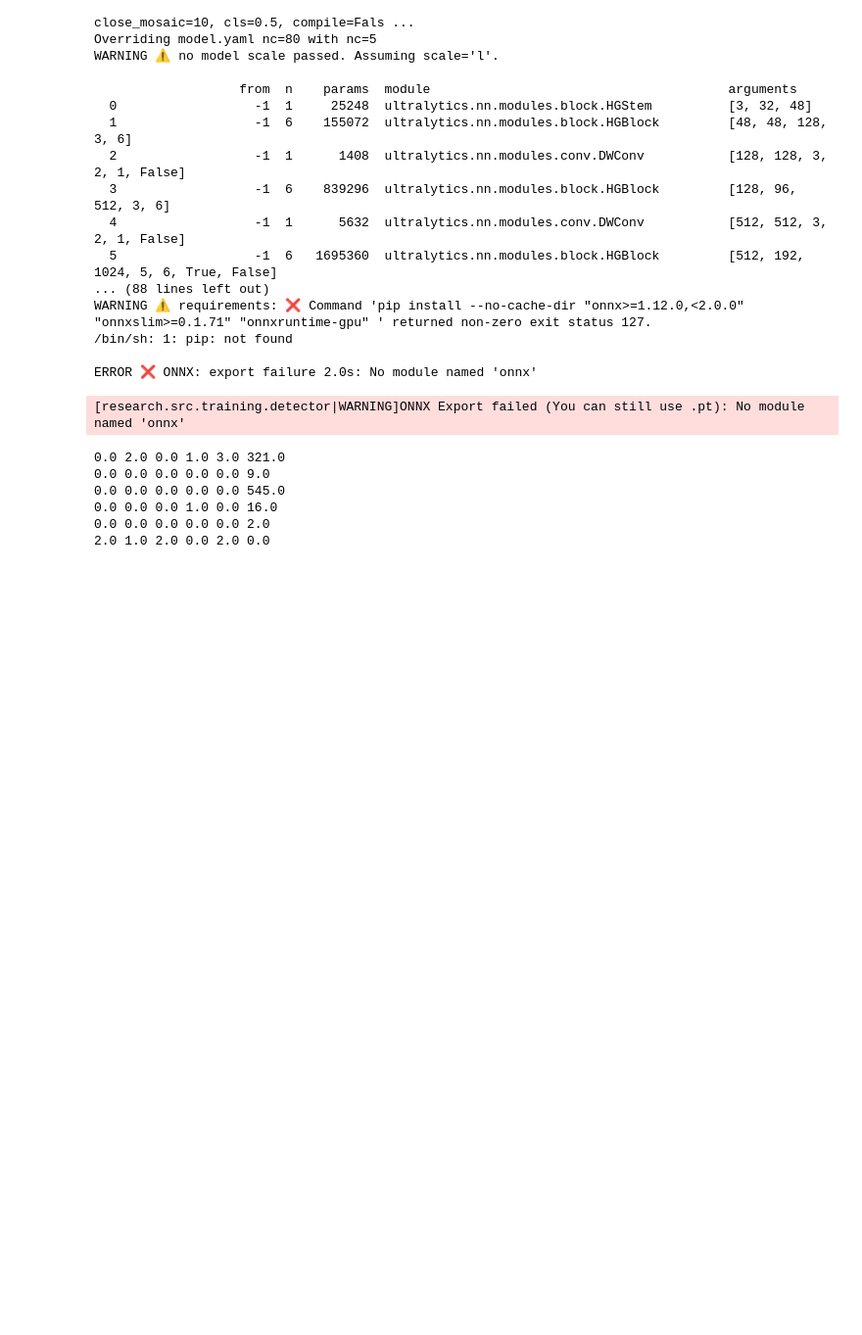
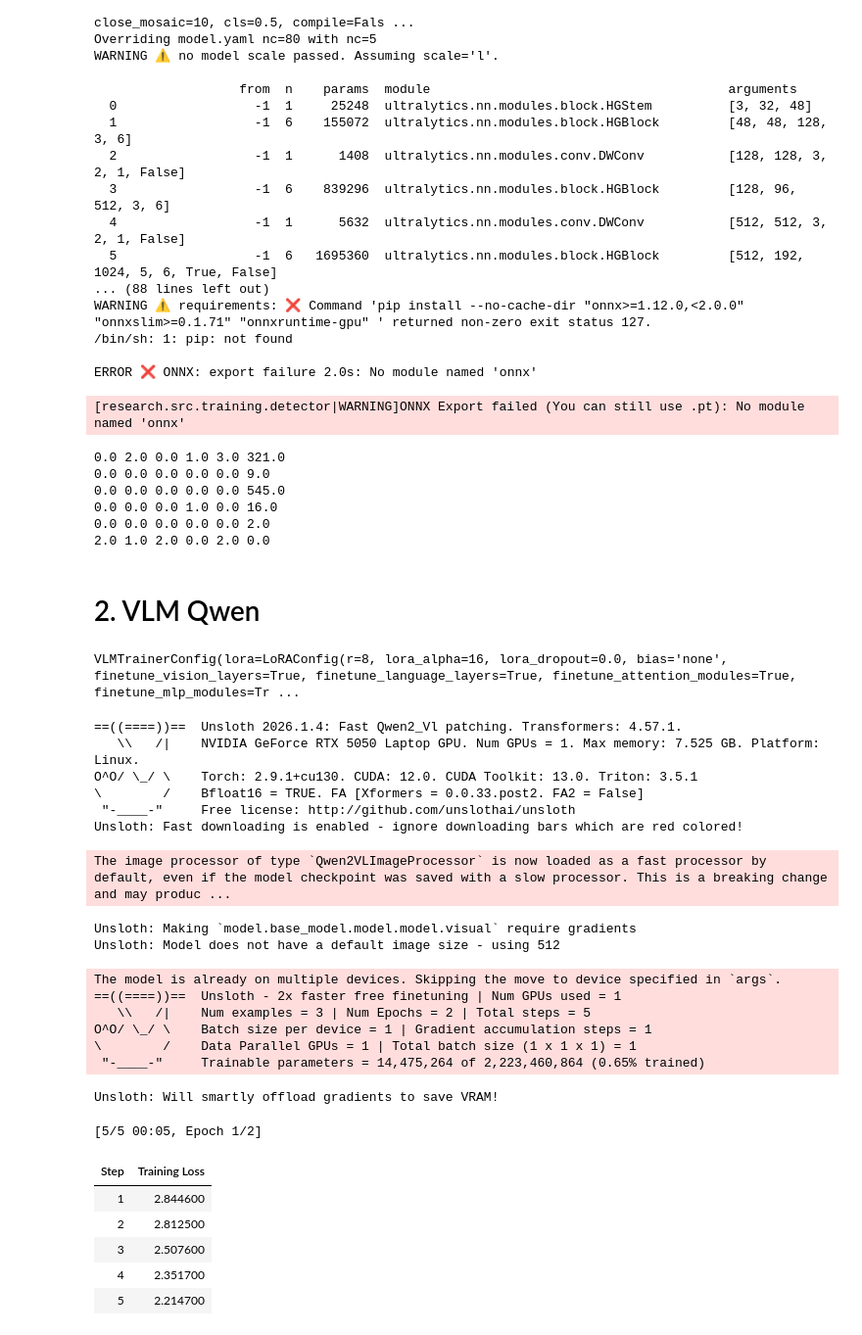
Before and after one commit to JakubCiesko/pepper-ot, a Jupyter notebook: research/notebooks/training.ipynb, the cells around one changed output. Shown at 98% size. Saved outputs shown, nothing was run; the diff lists cells and outputs as text; code cells hidden in the pictures; blank space fills up the shorter version.

Commit message:
feat: vlm training

```diff
--- a/research/notebooks/training.ipynb
+++ b/research/notebooks/training.ipynb
@@ -50,3 +54,5 @@ results.confusion_matrix.print()
 0.0 0.0 0.0 1.0 0.0 16.0
 0.0 0.0 0.0 0.0 0.0 2.0
 2.0 1.0 2.0 0.0 2.0 0.0
+# %% [markdown]
+# 2. VLM Qwen
@@ -52,0 +62,34 @@ results.confusion_matrix.print()
+# %%
+cfg = CONFIG_DIR / "vlm_train.yaml"
+with open(cfg) as f:
+    raw_conf = yaml.safe_load(f)
+config = VLMTrainerConfig(**raw_conf)
+config
+# %% [output]
+VLMTrainerConfig(lora=LoRAConfig(r=8, lora_alpha=16, lora_dropout=0.0, bias='none', finetune_vision_layers=True, finetune_language_layers=True, finetune_attention_modules=True, finetune_mlp_modules=Tr ...
+# %%
+run_vlm_training(cfg)
+# %% [output]
+==((====))==  Unsloth 2026.1.4: Fast Qwen2_Vl patching. Transformers: 4.57.1.
+   \\   /|    NVIDIA GeForce RTX 5050 Laptop GPU. Num GPUs = 1. Max memory: 7.525 GB. Platform: Linux.
+O^O/ \_/ \    Torch: 2.9.1+cu130. CUDA: 12.0. CUDA Toolkit: 13.0. Triton: 3.5.1
+\        /    Bfloat16 = TRUE. FA [Xformers = 0.0.33.post2. FA2 = False]
+ "-____-"     Free license: http://github.com/unslothai/unsloth
+Unsloth: Fast downloading is enabled - ignore downloading bars which are red colored!
+The image processor of type `Qwen2VLImageProcessor` is now loaded as a fast processor by default, even if the model checkpoint was saved with a slow processor. This is a breaking change and may produc ...
+Unsloth: Making `model.base_model.model.model.visual` require gradients
+Unsloth: Model does not have a default image size - using 512
+The model is already on multiple devices. Skipping the move to device specified in `args`.
+==((====))==  Unsloth - 2x faster free finetuning | Num GPUs used = 1
+   \\   /|    Num examples = 3 | Num Epochs = 2 | Total steps = 5
+O^O/ \_/ \    Batch size per device = 1 | Gradient accumulation steps = 1
+\        /    Data Parallel GPUs = 1 | Total batch size (1 x 1 x 1) = 1
+ "-____-"     Trainable parameters = 14,475,264 of 2,223,460,864 (0.65% trained)
+Unsloth: Will smartly offload gradients to save VRAM!
+[5/5 00:05, Epoch 1/2]
+| Step | Training Loss |
+| 1 | 2.844600 |
+| 2 | 2.812500 |
+| 3 | 2.507600 |
+| 4 | 2.351700 |
+| 5 | 2.214700 |
```
Also changed, not shown: parts of 14 cells of this notebook, 5 other files.
